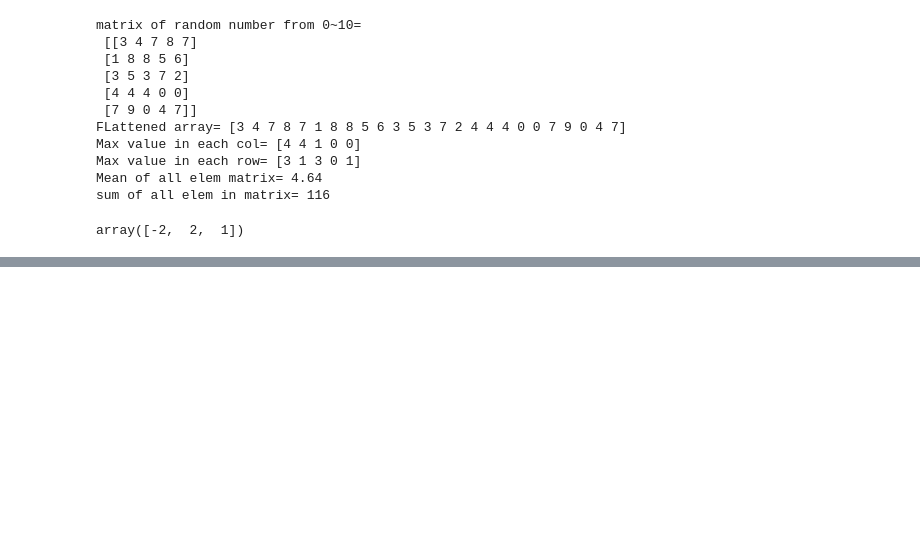
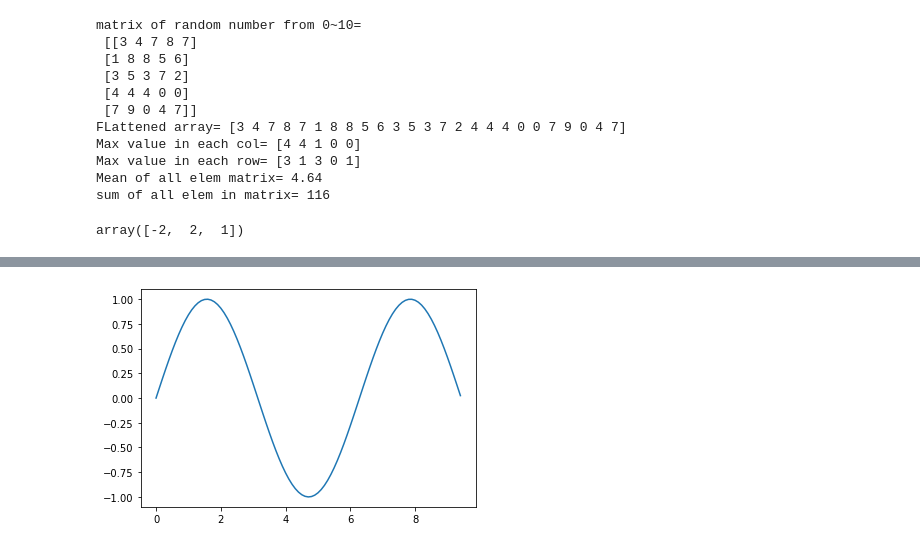
Before and after one commit to Aditigv/AI-ML-Lab, a Jupyter notebook: ML_AI_lab_2.ipynb, the cells around one changed output, grey strips where cells are left out. Cells and saved outputs as stored; diff of their text form; code cells hidden in the pictures; blank space fills up the shorter version.

```diff
--- a/ML_AI_lab_2.ipynb
+++ b/ML_AI_lab_2.ipynb
@@ -74,0 +248,23 @@ array([-2,  2,  1])
+# %%
+#-----------------------------Numpy practise example------------------------
+import numpy as np
+import matplotlib.pyplot as plt
+x=np.arange(0,3*np.pi,0.1)
+y=np.sin(x)
+plt.plot(x,y)
+plt.show()
+# Create a 6x6 2-dim array, and let 1 and 0 be placed alternatively across the diagonals
+z=np.zeros((6,6),dtype=int)
+z[1::2, ::2] = 1 # 1st:last:step
+z[::2, 1::2] = 1 # 1st:last:step
+# Find the total number and locations of missiong values in the array
+z=np.random.rand(10,10)
+z[np.random.randint(10, size=5), np.random.randint(10, size=5)]=np.nan
+# np.random.randint(10, size=5) return array with 5 elem from 1 to 10
+# z[[],[]] for elem index
+np.isnan(z).sum()
+np.argwhere(np.isnan(z))
+inds=np.where(np.isnan(z)) # return ind array
+z[inds]=0
+# %% [output]
+[figure, added]
```
Also changed, not shown: parts of 11 cells of this notebook.
